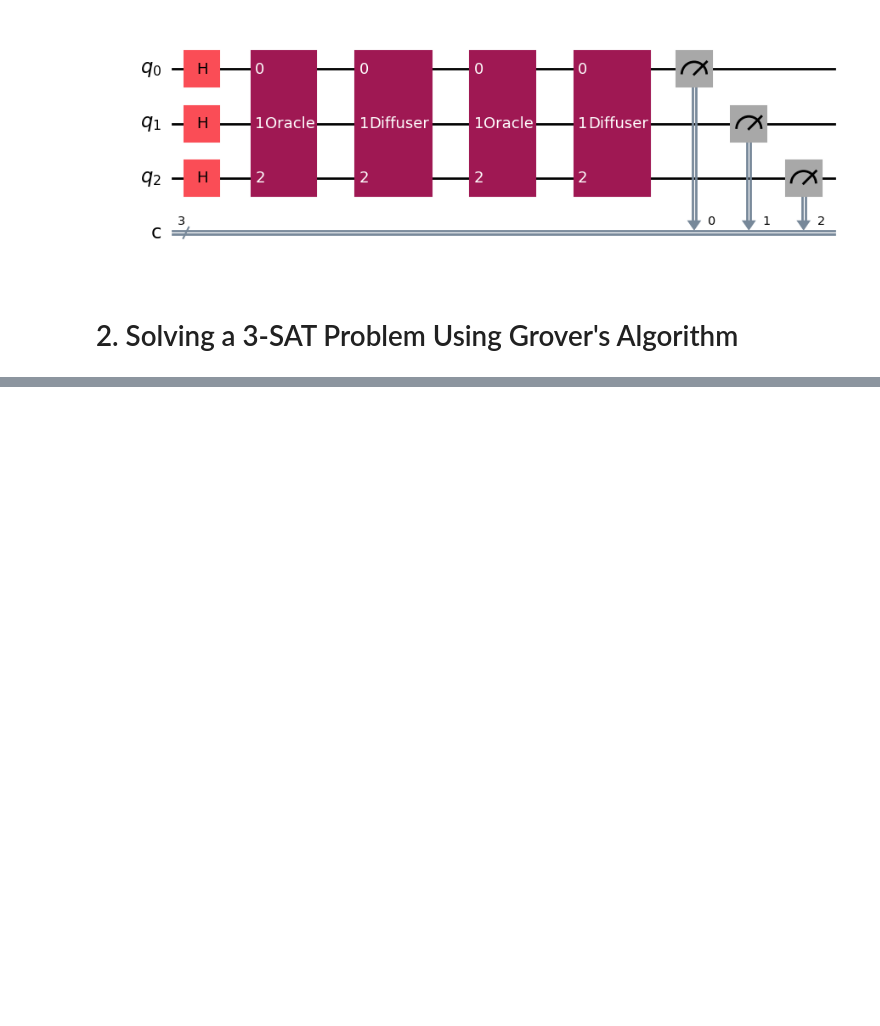
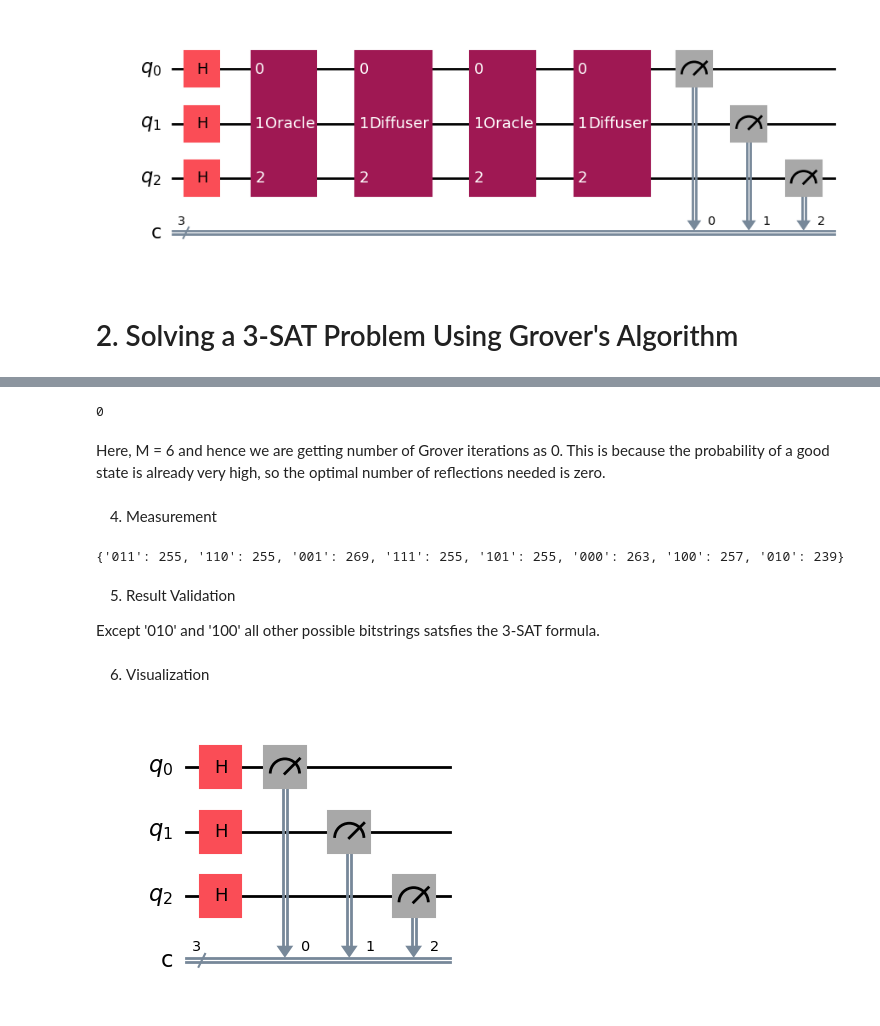
Before and after one commit to Darth-Darsh/Quantum-Computing, a Jupyter notebook: Assignment 3_Darsh Maheshwari.ipynb, the cells around one changed output, grey strips where cells are left out. Saved outputs shown, nothing was run; the diff lists cells and outputs as text; code cells hidden in the pictures; blank space fills up the shorter version.

Commit message:
grover strikes back

```diff
--- a/Assignment 3_Darsh Maheshwari.ipynb
+++ b/Assignment 3_Darsh Maheshwari.ipynb
@@ -124,0 +166,51 @@ qc.draw('mpl')
+# %%
+M=0
+
+def sat3(x):
+    x1, x2, x3 = x
+    clause1 = (x1 == 1) or (x2 == 0) or (x3 == 1)
+    clause2 = (x1 == 0) or (x2 == 1) or (x3 == 1)
+    return int(clause1 and clause2)
+
+for bits in itertools.product([0,1], repeat=n):
+    if sat3(bits) == 1:
+        M += 1
+
+iterations = int(np.floor((np.pi*1.0) / 4 * np.sqrt((2**n)/(M))))
+
+print(iterations)
+# %% [output]
+0
+# %% [markdown]
+Here, M = 6 and hence we are getting number of Grover iterations as 0. This is because the probability of a good state is already very high, so the optimal number of reflections needed is zero.
+# %% [markdown]
+4) Measurement
+# %%
+diffuser = grover_diffuser(n)
+
+for _ in range(iterations):
+        qc.append(oracle,   range(n))
+        qc.append(diffuser, range(n))
+
+qc.measure(range(n), range(n))
+backend = AerSimulator()
+shots = 2048
+
+transpiled_qc = transpile(qc, backend)
+
+result = backend.run(transpiled_qc, shots=shots).result()
+counts = result.get_counts(transpiled_qc)
+
+print(counts)
+# %% [output]
+{'011': 255, '110': 255, '001': 269, '111': 255, '101': 255, '000': 263, '100': 257, '010': 239}
+# %% [markdown]
+5. Result Validation
+
+Except '010' and '100' all other possible bitstrings satsfies the 3-SAT formula.
+# %% [markdown]
+6) Visualization
+# %%
+qc.draw('mpl')
+# %% [output]
+[figure, added]
```
Also changed, not shown: parts of 10 cells of this notebook, 1 other file.
